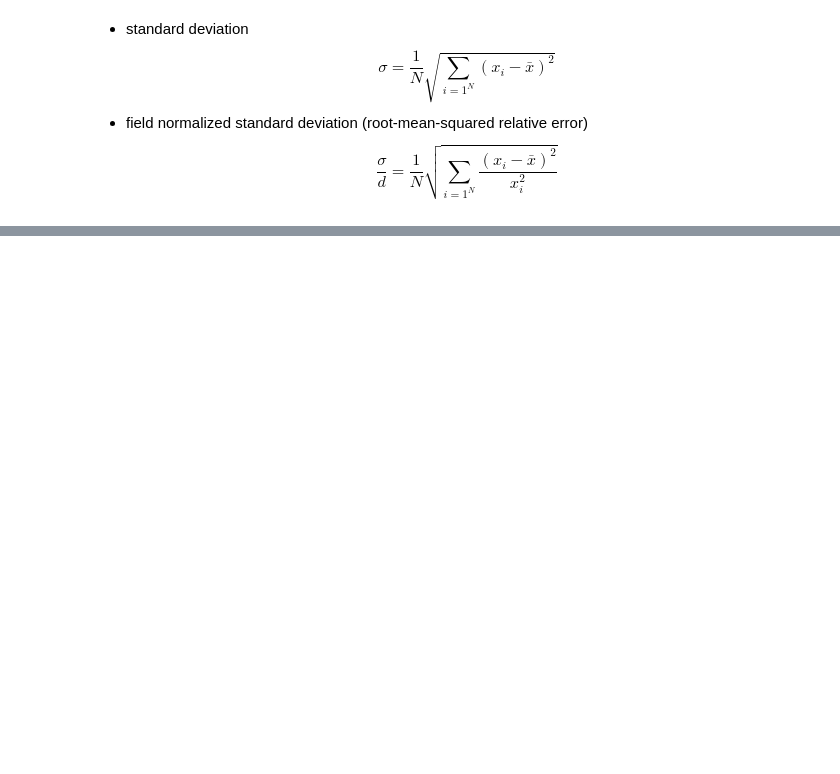
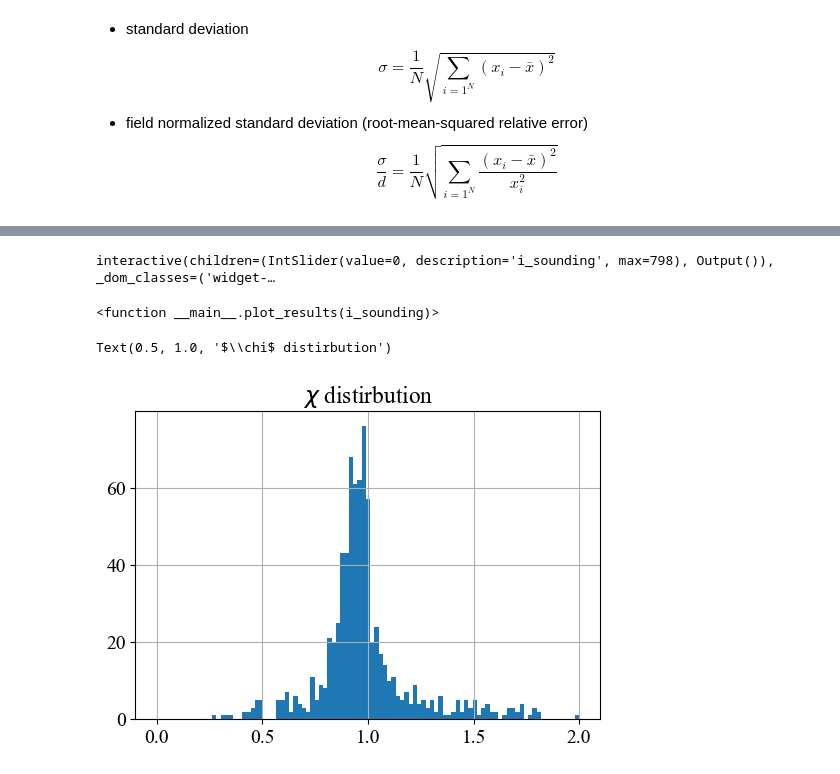
Before and after one commit to emgeolab/alberta_atem, a Jupyter notebook: notebooks/04.try.ipynb, the cells around one changed output, grey strips where cells are left out. Saved outputs shown, nothing was run; the diff lists cells and outputs as text; code cells hidden in the pictures; blank space fills up the shorter version.

```diff
--- a/notebooks/04.try.ipynb
+++ b/notebooks/04.try.ipynb
@@ -156,0 +302,28 @@ interact(plot_data, line=widgets.Select(options=line_no[istart:iend]), x=widgets
+# %%
+# Increase subsequent layer thicknesses by the geometric factors until
+# it reaches the maximum layer depth.
+layer_thicknesses = [depth_min]
+while np.sum(layer_thicknesses) < depth_max:
+    layer_thicknesses.append(geometric_factor * layer_thicknesses[-1])
+
+n_layers = len(layer_thicknesses) + 1  # Number of layers
+# %%
+l_bound = 1e-4
+u_bound = 10
+log_conductivity_map = maps.LogisticSigmoidMap(nP=n_layers, lower_bound=l_bound, upper_bound=u_bound) # nP is the number of layers
+# %%
+# Starting model is log-conductivity values (S/m)
+starting_cond = 7e-2
+# starting_conductivity_model = np.log(7e-2 * np.ones(n_layers))
+starting_conductivity_model = np.log((starting_cond -l_bound)/(u_bound - starting_cond) * np.ones(n_layers))
+# Reference model is also log-resistivity values (S/m)
+reference_conductivity_model = starting_conductivity_model.copy()
+# reference_conductivity_model = np.log(1e-2 * np.ones(n_layers))
+# %%
+# Define 1D cell widths
+h = np.r_[layer_thicknesses, layer_thicknesses[-1]]
+h = np.flipud(h)
+
+# Create regularization mesh
+regularization_mesh = TensorMesh([h], "N")
+print(regularization_mesh)
@@ -156,0 +473,30 @@ interact(plot_data, line=widgets.Select(options=line_no[istart:iend]), x=widgets
+# %%
+def plot_results(i_sounding):
+    fig,axes = plt.subplot_mosaic([["1","2"]], figsize = (12,5))
+    axes["1"].loglog(times, np.abs(pred_list[i_sounding]),c='red')
+    axes["1"].loglog(times, np.abs(dobs[(30-istart_channel)*i_sounding:(30-istart_channel)*(i_sounding+1)]),'kX', ms=5)
+    axes["1"].axhline(floors[i_sounding], c='gray', ls='--')
+    axes["1"].set_xlabel(r"Time (channels)")
+    axes["1"].set_ylabel(r"Hz (T/sec)")
+    axes["1"].legend(["Predictio", "Observation", "Floors"])
+    axes["1"].set_xlim([1e-4,4e-3])
+    axes["1"].set_ylim([1e-12, 1e-8])
+    axes["1"].set_title("$\chi$:" + f"{chi_list[i_sounding]:.2f}")
+    plot_1d_layer_model(
+        layer_thicknesses, 1/recovered_list[i_sounding], ax=axes["2"], color="b", lw=3,
+    )
+    axes["2"].set_xlabel(r"Resistivity ($\Omega m$)")
+    axes["2"].legend(["L2-Model", "Bedrock (Top)"])
+    axes["2"].set_xlim([1,100])
+    axes["2"].set_xticks([1,10,20,50,100])
+
+interact(plot_results, i_sounding=widgets.IntSlider(min=0, max=len(pred_list)-1, step=1, value=0))
+# %% [output]
+interactive(children=(IntSlider(value=0, description='i_sounding', max=798), Output()), _dom_classes=('widget-…
+<function __main__.plot_results(i_sounding)>
+# %%
+out = plt.hist(chi_list, bins=np.linspace(0,2,100))
+plt.title("$\chi$ distirbution")
+# %% [output]
+Text(0.5, 1.0, '$\\chi$ distirbution')
+[figure, added]
```
Also changed, not shown: parts of 32 cells of this notebook, 2 other files.
